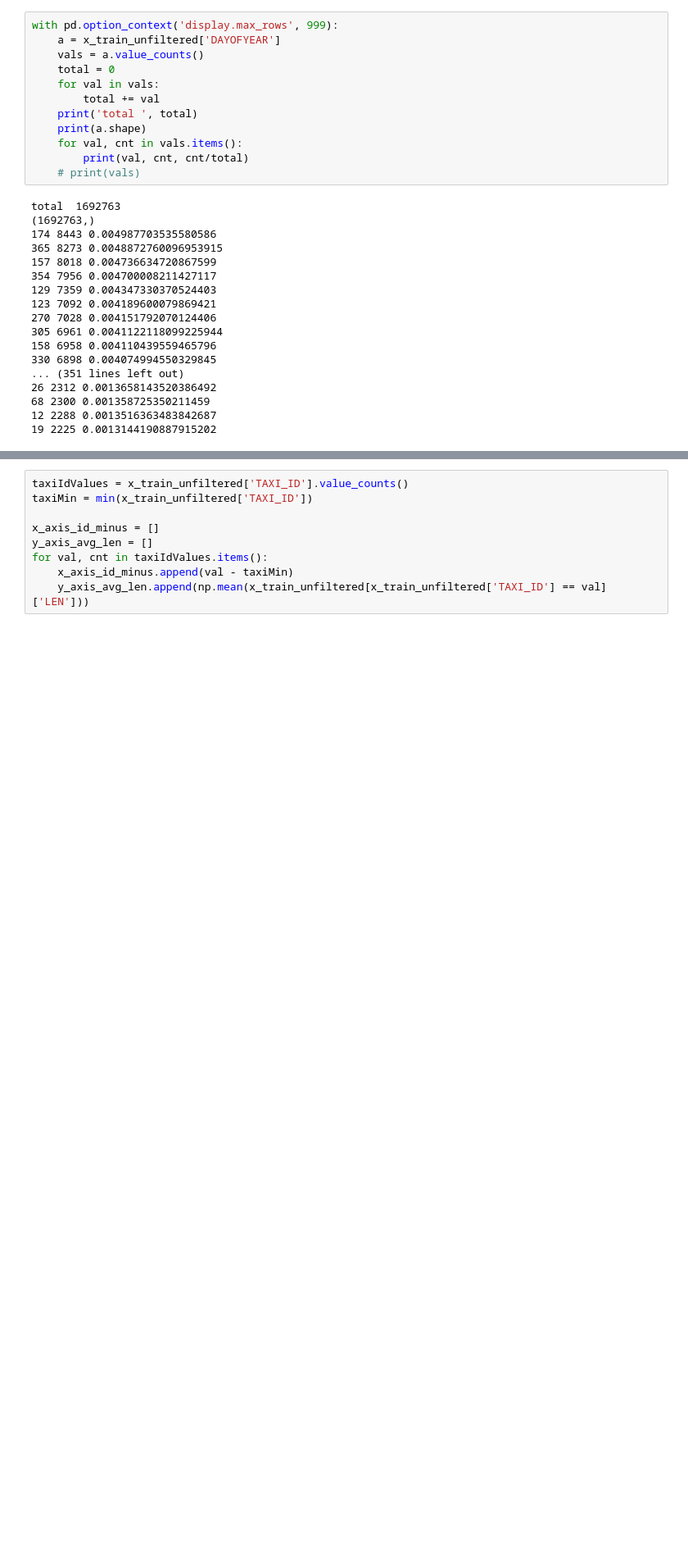
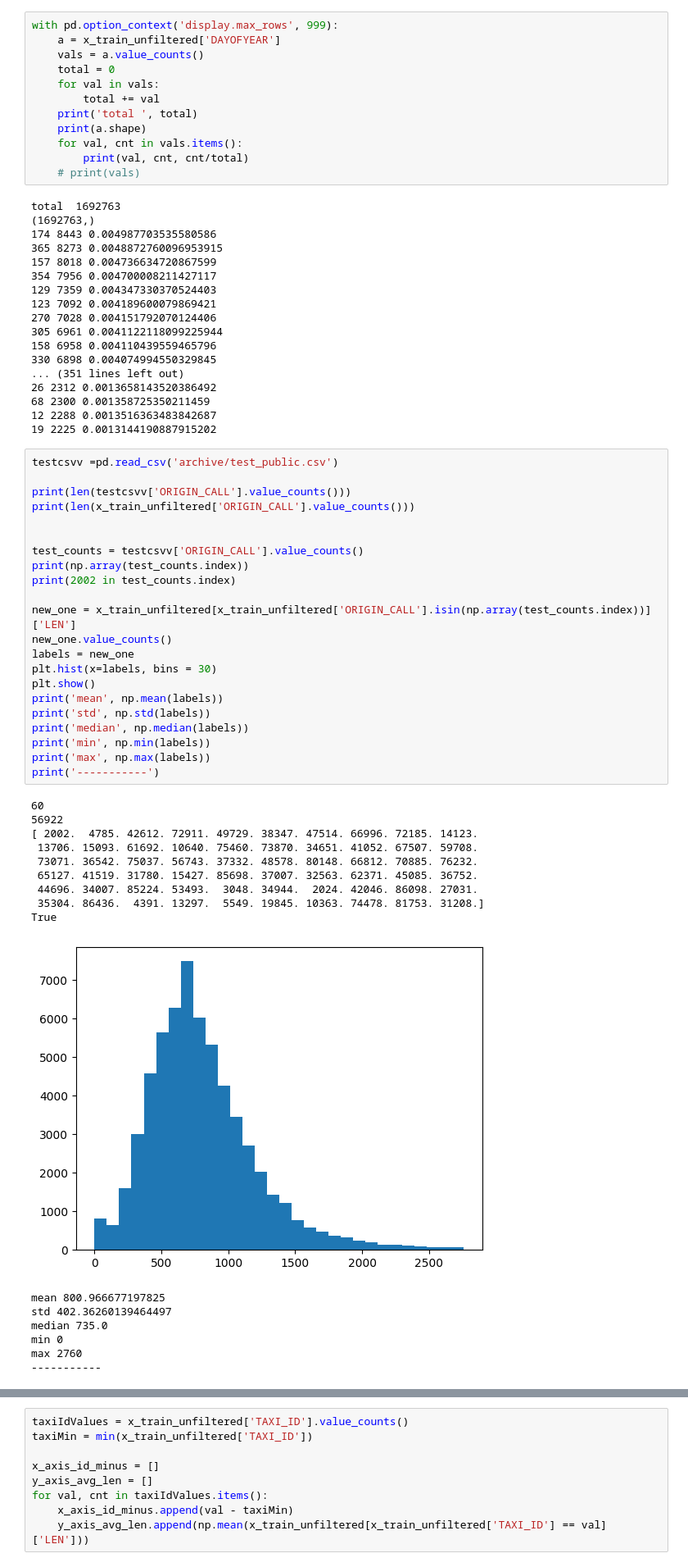
Before and after one commit to philip-johnson36/cse151b, a Jupyter notebook: heavily_changed_feature_engineering.ipynb, the cells around one changed output, grey strips where cells are left out. Shown at 82% size. Cells and saved outputs as stored; diff of their text form; blank space fills up the shorter version.

```diff
--- a/heavily_changed_feature_engineering.ipynb
+++ b/heavily_changed_feature_engineering.ipynb
@@ -611,3 +693,42 @@ total  1692763
 68 2300 0.001358725350211459
 12 2288 0.0013516363483842687
 19 2225 0.0013144190887915202
+# %%
+testcsvv =pd.read_csv('archive/test_public.csv')
+
+print(len(testcsvv['ORIGIN_CALL'].value_counts()))
+print(len(x_train_unfiltered['ORIGIN_CALL'].value_counts()))
+
+
+test_counts = testcsvv['ORIGIN_CALL'].value_counts()
+print(np.array(test_counts.index))
+print(2002 in test_counts.index)
+
+new_one = x_train_unfiltered[x_train_unfiltered['ORIGIN_CALL'].isin(np.array(test_counts.index))]['LEN']
+new_one.value_counts()
+labels = new_one
+plt.hist(x=labels, bins = 30)
+plt.show()
+print('mean', np.mean(labels))
+print('std', np.std(labels))
+print('median', np.median(labels))
+print('min', np.min(labels))
+print('max', np.max(labels))
+print('-----------')
+# %% [output]
+60
+56922
+[ 2002.  4785. 42612. 72911. 49729. 38347. 47514. 66996. 72185. 14123.
+ 13706. 15093. 61692. 10640. 75460. 73870. 34651. 41052. 67507. 59708.
+ 73071. 36542. 75037. 56743. 37332. 48578. 80148. 66812. 70885. 76232.
+ 65127. 41519. 31780. 15427. 85698. 37007. 32563. 62371. 45085. 36752.
+ 44696. 34007. 85224. 53493.  3048. 34944.  2024. 42046. 86098. 27031.
+ 35304. 86436.  4391. 13297.  5549. 19845. 10363. 74478. 81753. 31208.]
+True
+[figure, added]
+mean 800.966677197825
+std 402.36260139464497
+median 735.0
+min 0
+max 2760
+-----------
```
Also changed, not shown: parts of 21 cells of this notebook, 1 other file.
